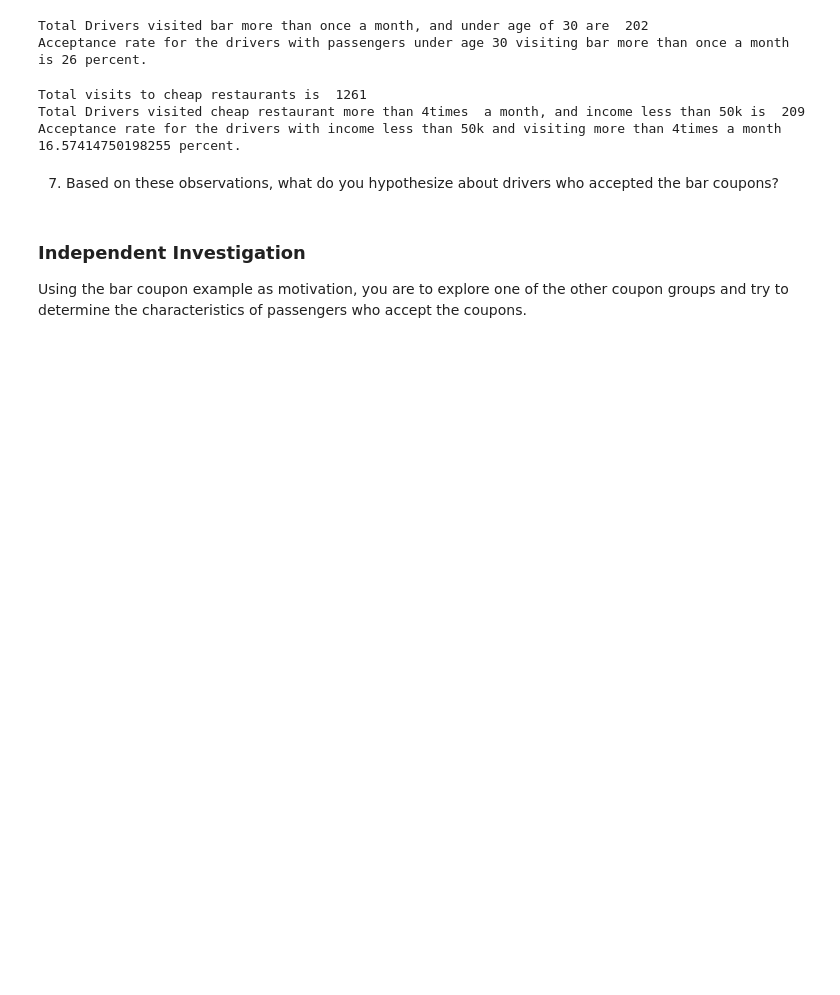
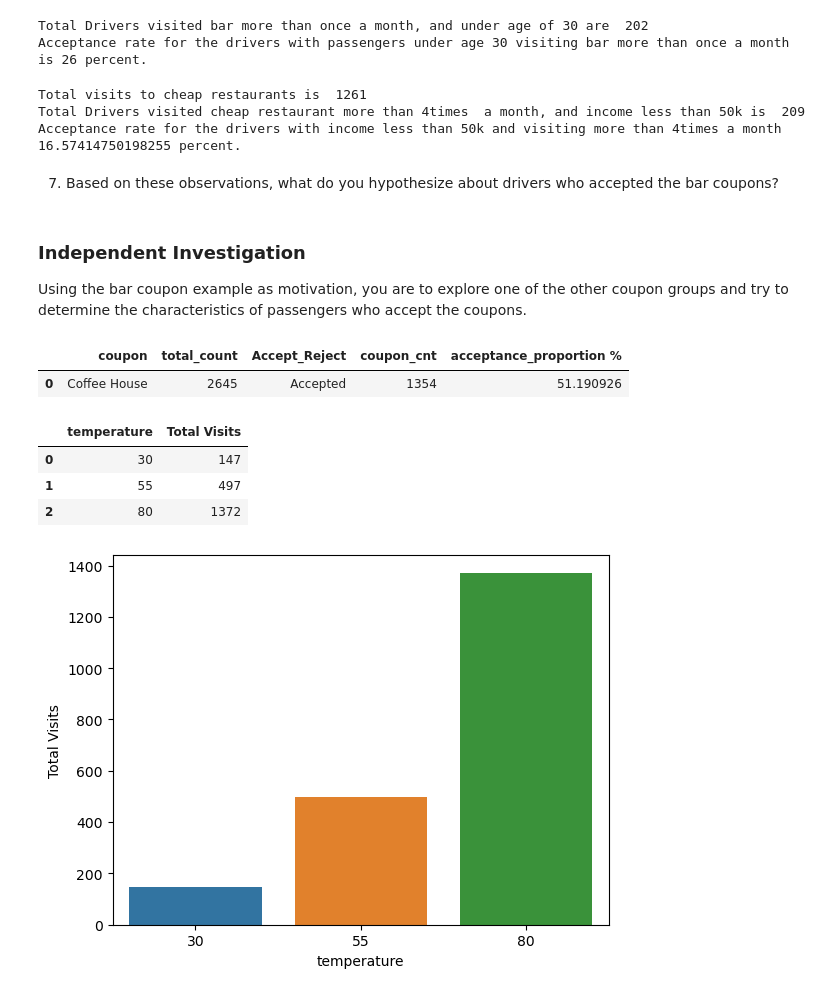
Before and after one commit to marrisp/coupon, a Jupyter notebook: prompt.ipynb, the cells around one changed output. Saved outputs shown, nothing was run; the diff lists cells and outputs as text; code cells hidden in the pictures; blank space fills up the shorter version.

Commit message:
Exploring Coffee House Coupon

```diff
--- a/prompt.ipynb
+++ b/prompt.ipynb
@@ -469,3 +447,51 @@ Acceptance rate for the drivers with income less than 50k and visiting more than
 ### Independent Investigation
 
 Using the bar coupon example as motivation, you are to explore one of the other coupon groups and try to determine the characteristics of passengers who accept the coupons.
+# %%
+# The other coupon group is Coffee House coupon
+#Creating new data frame df_bar by filtering the rows which have coupon is Coffee House and excluding null values in Bar column
+df_coffee = data.query("coupon == 'Coffee House'")
+# %%
+# What proportion of Coffee House coupons were accepted?
+
+# Grouping the data based on the coupon category to get the total count of coupons
+data_coffee_acceptance=df_coffee.groupby(['coupon']).size().to_frame('total_count').reset_index()
+
+
+#Creating another data frame to get th count of coupons based on acceptance or rejection
+data_coffeecoupon_split= df_coffee.query("Y ==1").groupby(['coupon','Accept_Reject']).size().to_frame('coupon_cnt').reset_index()
+
+#Merging data_acceptance and data_coupon_split dataframes
+data_coffee_merged=pd.merge(left=data_coffee_acceptance, right=data_coffeecoupon_split, on='coupon', how='inner')
+
+#New attribute being added to the dataframe data_merged to display the acceptance proportion percent for each coupon category
+data_coffee_merged['acceptance_proportion %'] = data_coffee_merged['coupon_cnt']/data_coffee_merged['total_count']*100
+
+
+data_coffee_merged
+# %% [output]
+|  | coupon | total_count | Accept_Reject | coupon_cnt | acceptance_proportion % |
+| 0 | Coffee House | 2645 | Accepted | 1354 | 51.190926 |
+# %%
+# 2. Explore at what temperatures passengers visiting coffeehouse
+
+df_coffee_visits = df_coffee.dropna(subset=['Bar'])
+
+df_coffee_visits = df_coffee_visits.query("CoffeeHouse != 'never'")
+
+df_coffee_temp = df_coffee_visits.groupby('temperature').size().to_frame('Total Visits').reset_index()
+
+df_coffee_temp
+# %% [output]
+|  | temperature | Total Visits |
+| 0 | 30 | 147 |
+| 1 | 55 | 497 |
+| 2 | 80 | 1372 |
+# %%
+fig = sns.barplot(data=df_coffee_temp,x='temperature',y='Total Visits')
+
+
+#Interesting observation in the above table, when the temperature is at 80, there are more visits to the coffee house.
+#What is not clear is whether the visits were for hot or cold coffee
+# %% [output]
+[figure, added]
```
Also changed, not shown: parts of 13 cells of this notebook.
